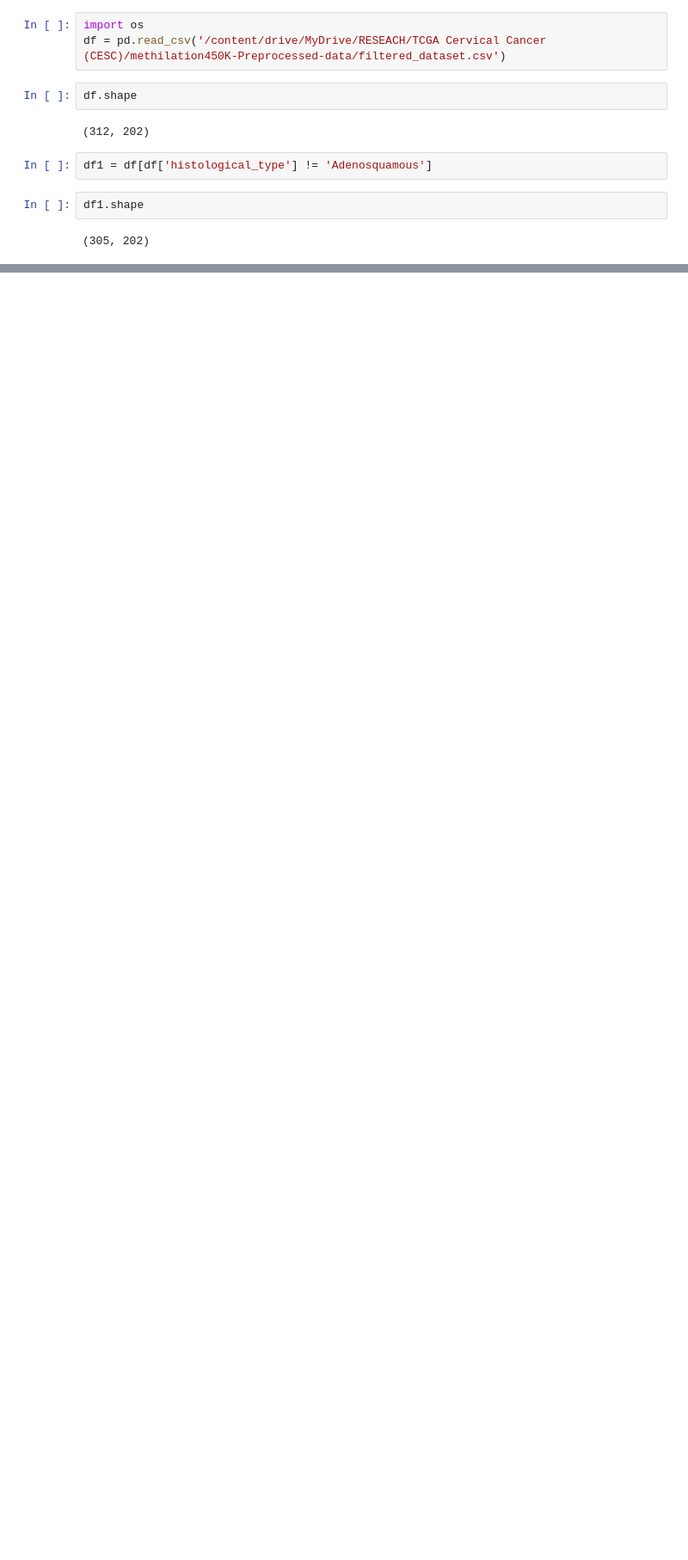
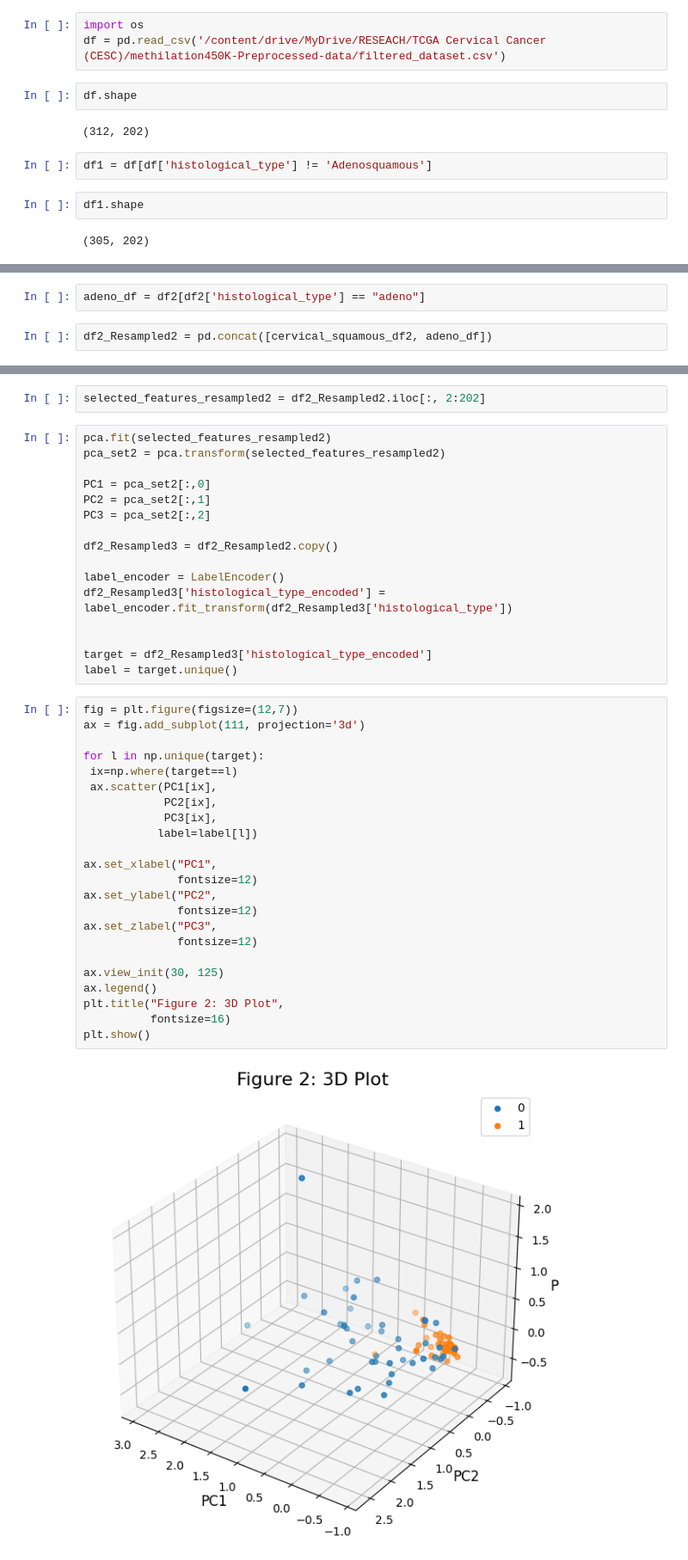
Before and after one commit to nadunchanna98/Multi-Omic-Cervical-Cancer-Machine-Learning-Data-Processing, a Jupyter notebook: PCA_methylation450K_ipynb.ipynb, the cells around one changed output, grey strips where cells are left out. Shown at 86% size. Cells and saved outputs as stored; diff of their text form; blank space fills up the shorter version.

```diff
--- a/PCA_methylation450K_ipynb.ipynb
+++ b/PCA_methylation450K_ipynb.ipynb
@@ -107,0 +207,4 @@ plt.show()
+# %%
+adeno_df = df2[df2['histological_type'] == "adeno"]
+# %%
+df2_Resampled2 = pd.concat([cervical_squamous_df2, adeno_df])
@@ -107,0 +215,43 @@ plt.show()
+# %%
+selected_features_resampled2 = df2_Resampled2.iloc[:, 2:202]
+# %%
+pca.fit(selected_features_resampled2)
+pca_set2 = pca.transform(selected_features_resampled2)
+
+PC1 = pca_set2[:,0]
+PC2 = pca_set2[:,1]
+PC3 = pca_set2[:,2]
+
+df2_Resampled3 = df2_Resampled2.copy()
+
+label_encoder = LabelEncoder()
+df2_Resampled3['histological_type_encoded'] = label_encoder.fit_transform(df2_Resampled3['histological_type'])
+
+
+target = df2_Resampled3['histological_type_encoded']
+label = target.unique()
+# %%
+fig = plt.figure(figsize=(12,7))
+ax = fig.add_subplot(111, projection='3d')
+
+for l in np.unique(target):
+ ix=np.where(target==l)
+ ax.scatter(PC1[ix],
+            PC2[ix],
+            PC3[ix],
+           label=label[l])
+
+ax.set_xlabel("PC1",
+              fontsize=12)
+ax.set_ylabel("PC2",
+              fontsize=12)
+ax.set_zlabel("PC3",
+              fontsize=12)
+
+ax.view_init(30, 125)
+ax.legend()
+plt.title("Figure 2: 3D Plot",
+          fontsize=16)
+plt.show()
+# %% [output]
+[figure, added]
```
Also changed, not shown: parts of 48 cells of this notebook.
